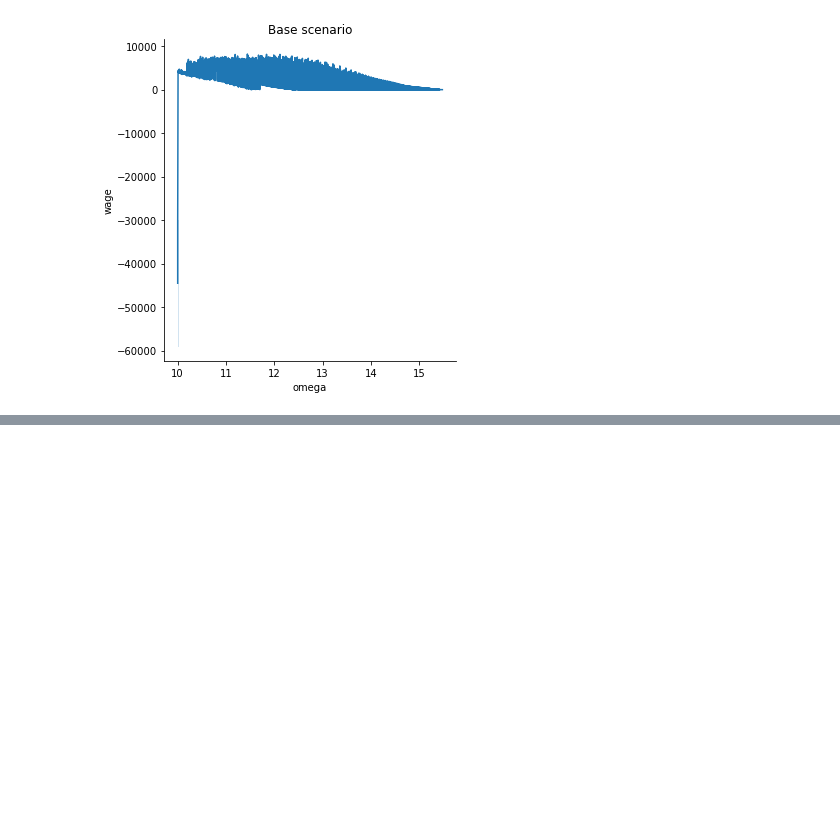
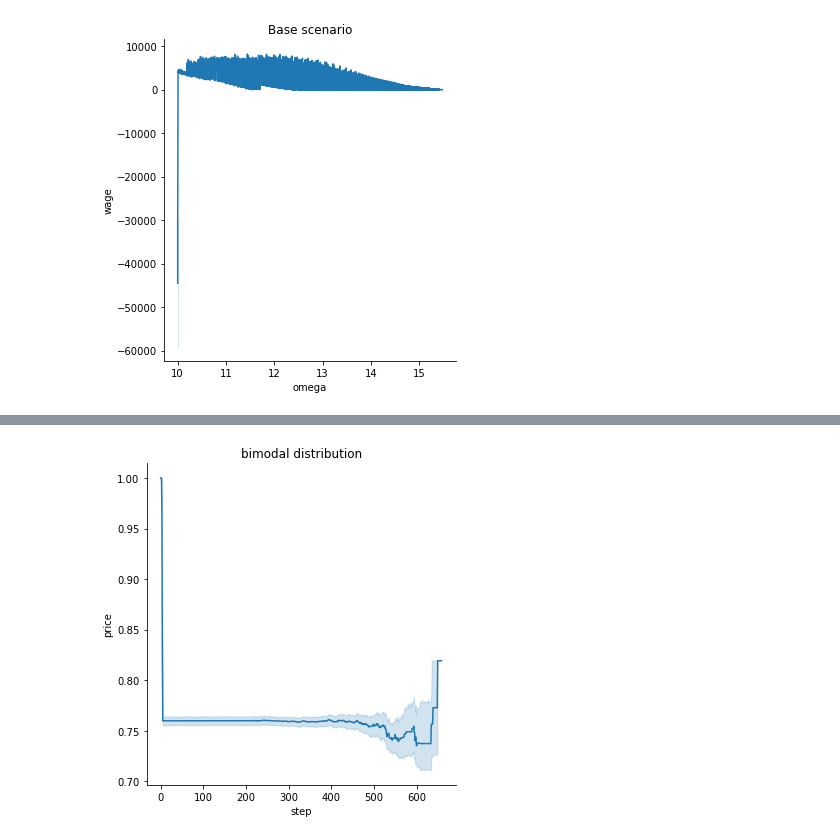
Before and after one commit to joshwie/ASU-MATH-Spring-School-2023, a Jupyter notebook: MWDv2.0_COMSES/code/results/analysis.ipynb, the cells around one changed output, grey strips where cells are left out. Cells and saved outputs as stored; diff of their text form; code cells hidden in the pictures; blank space fills up the shorter version.

```diff
--- a/MWDv2.0_COMSES/code/results/analysis.ipynb
+++ b/MWDv2.0_COMSES/code/results/analysis.ipynb
@@ -146,0 +120,9 @@ plt.show()
+# %%
+#-- Alpha w/bimodal dist. -----
+fig = sns.relplot(data=df_full_bi, x="step", y='p' ,
+            kind="line")
+fig.set(ylabel='price', title='bimodal distribution')
+
+plt.show()
+# %% [output]
+[figure, added]
```
Also changed, not shown: parts of 14 cells of this notebook, 3 other files.
